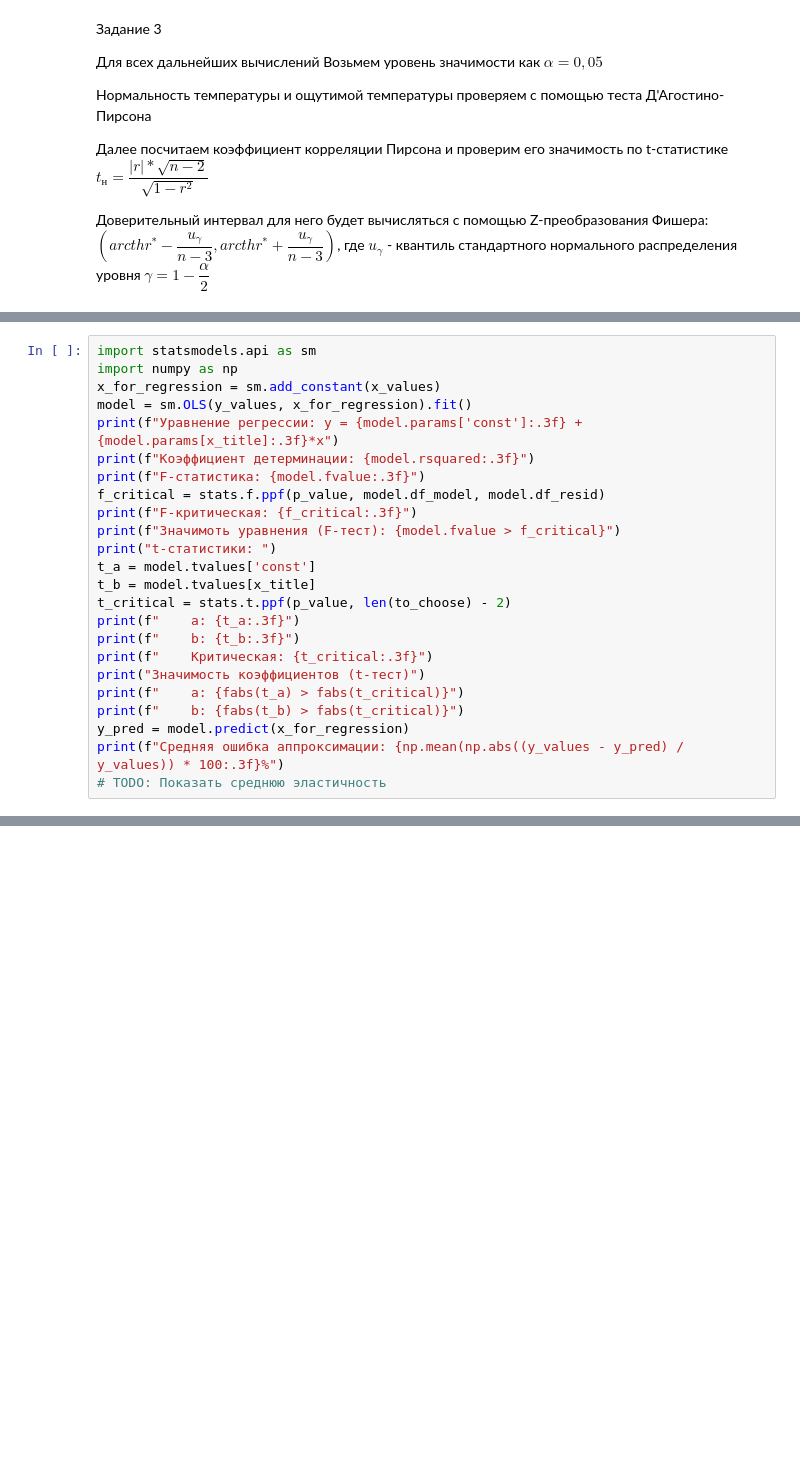
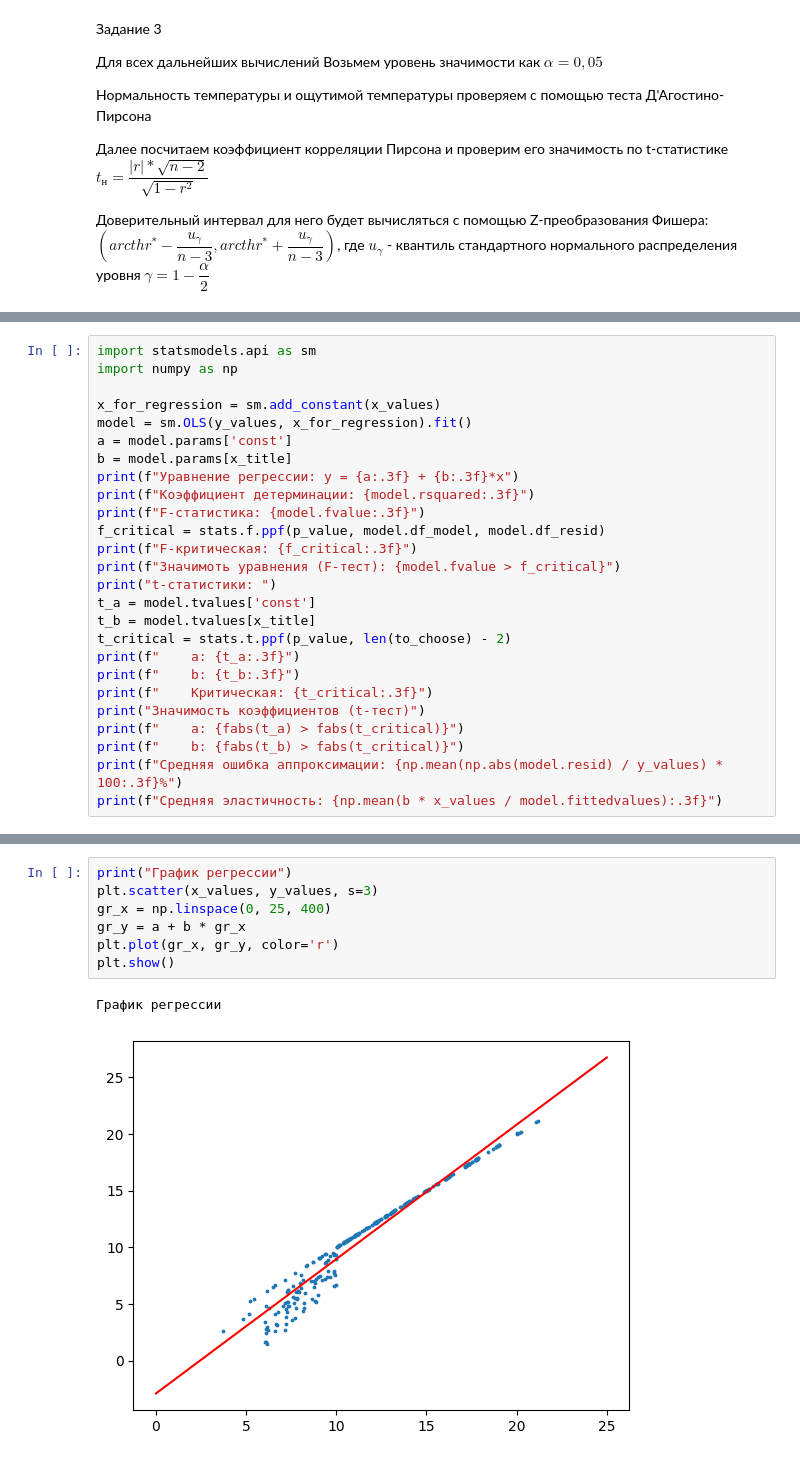
Before and after one commit to Kudriavtsev-Eduard/PairRegressionSolution, a Jupyter notebook: notebook.ipynb, the cells around one changed output, grey strips where cells are left out. Drawn from its saved outputs; the diff is of its cells as text; blank space fills up the shorter version.

```diff
--- a/notebook.ipynb
+++ b/notebook.ipynb
@@ -85,9 +77,12 @@ print(f"Доверительный интервал: ({tanh(z_value - deviation)
 # %%
 import statsmodels.api as sm
 import numpy as np
+
 x_for_regression = sm.add_constant(x_values)
 model = sm.OLS(y_values, x_for_regression).fit()
-print(f"Уравнение регрессии: y = {model.params['const']:.3f} + {model.params[x_title]:.3f}*x")
+a = model.params['const']
+b = model.params[x_title]
+print(f"Уравнение регрессии: y = {a:.3f} + {b:.3f}*x")
 print(f"Коэффициент детерминации: {model.rsquared:.3f}")
 print(f"F-статистика: {model.fvalue:.3f}")
 f_critical = stats.f.ppf(p_value, model.df_model, model.df_resid)
@@ -103,9 +98,8 @@ print(f"    Критическая: {t_critical:.3f}")
 print("Значимость коэффициентов (t-тест)")
 print(f"    a: {fabs(t_a) > fabs(t_critical)}")
 print(f"    b: {fabs(t_b) > fabs(t_critical)}")
-y_pred = model.predict(x_for_regression)
-print(f"Средняя ошибка аппроксимации: {np.mean(np.abs((y_values - y_pred) / y_values)) * 100:.3f}%")
-# TODO: Показать среднюю эластичность
+print(f"Средняя ошибка аппроксимации: {np.mean(np.abs(model.resid) / y_values) * 100:.3f}%")
+print(f"Средняя эластичность: {np.mean(b * x_values / model.fittedvalues):.3f}")
 # %% [output]
 Уравнение регрессии: y = -2.911 + 1.187*x
 Коэффициент детерминации: 0.962
@@ -123,3 +118,13 @@ t-статистики:
+# %%
+print("График регрессии")
+plt.scatter(x_values, y_values, s=3)
+gr_x = np.linspace(0, 25, 400)
+gr_y = a + b * gr_x
+plt.plot(gr_x, gr_y, color='r')
+plt.show()
+# %% [output]
+График регрессии
+[figure, added]
 # %% [markdown]
 Задание 5:
 
```
Also changed, not shown: parts of 10 cells of this notebook.
